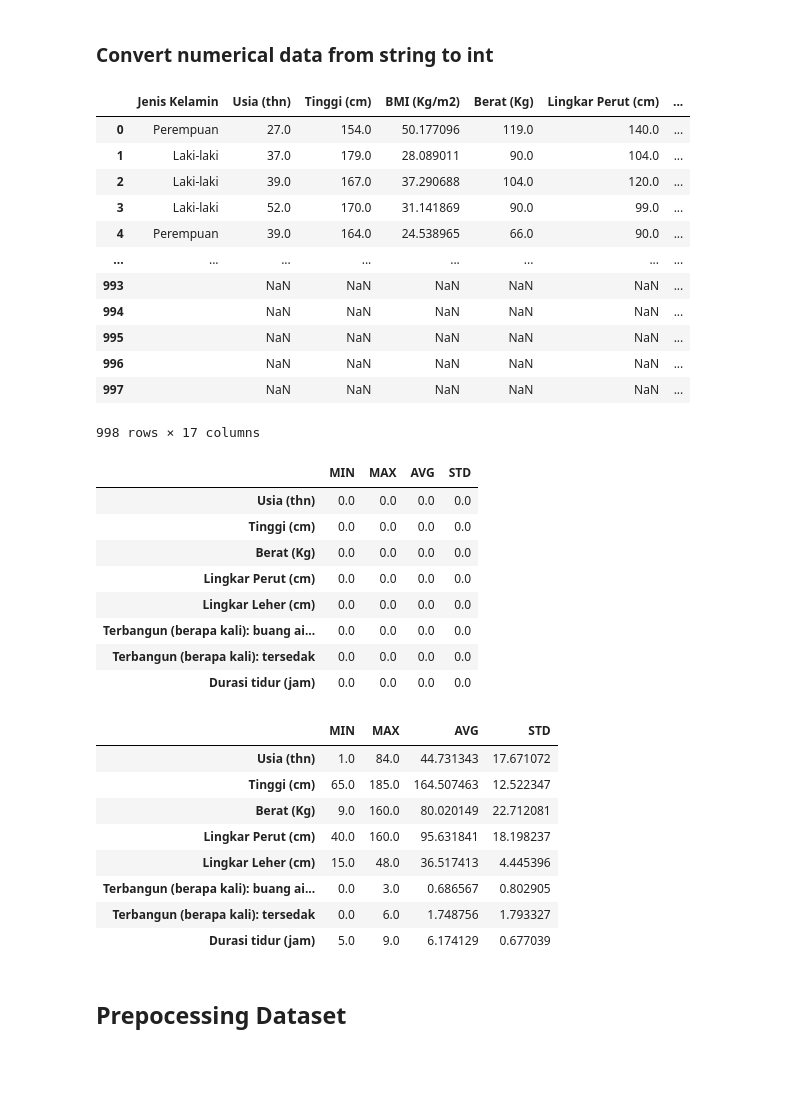
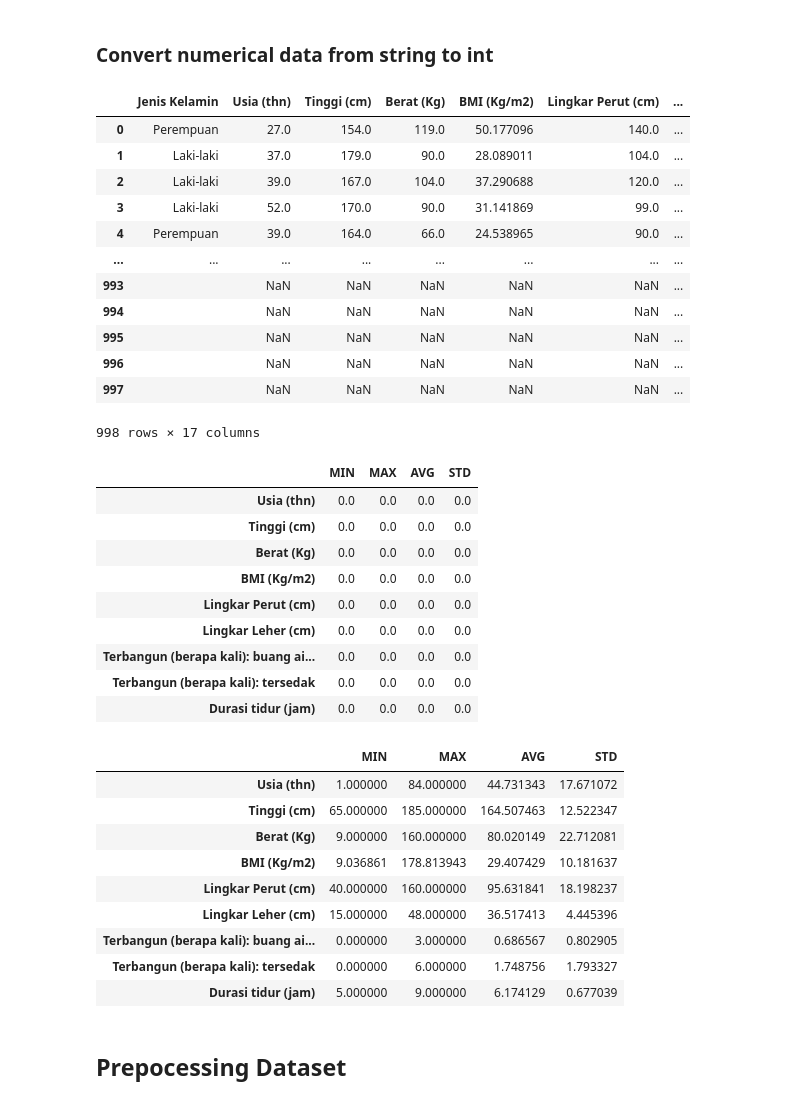
Before and after one commit to anthonyreynaldi/screening_sleep_apnea_ai, a Jupyter notebook: Skripsi_Screening_Sleep_Apnea.ipynb, the cells around one changed output. Saved outputs shown, nothing was run; the diff lists cells and outputs as text; code cells hidden in the pictures; blank space fills up the shorter version.

```diff
--- a/Skripsi_Screening_Sleep_Apnea.ipynb
+++ b/Skripsi_Screening_Sleep_Apnea.ipynb
@@ -106,17 +106,17 @@ numerical_column = ['Usia (thn)', 'Tinggi (cm)', 'Berat (Kg)', 'Lingkar Perut (c
 df[numerical_column] = df[numerical_column].apply(pd.to_numeric)
 # %%
 #add BMI column
-df.insert(3, 'BMI (Kg/m2)', pd.Series(0))
-numrical_column = df.columns
+df.insert(4, 'BMI (Kg/m2)', pd.Series(0))
+numerical_column.insert(3, 'BMI (Kg/m2)')
 df['BMI (Kg/m2)'] = df['Berat (Kg)'] / (df['Tinggi (cm)'] / 100) ** 2
 df
 # %% [output]
-|  | Jenis Kelamin | Usia (thn) | Tinggi (cm) | BMI (Kg/m2) | Berat (Kg) | Lingkar Perut (cm) | ... |
-| 0 | Perempuan | 27.0 | 154.0 | 50.177096 | 119.0 | 140.0 | ... |
-| 1 | Laki-laki | 37.0 | 179.0 | 28.089011 | 90.0 | 104.0 | ... |
-| 2 | Laki-laki | 39.0 | 167.0 | 37.290688 | 104.0 | 120.0 | ... |
-| 3 | Laki-laki | 52.0 | 170.0 | 31.141869 | 90.0 | 99.0 | ... |
-| 4 | Perempuan | 39.0 | 164.0 | 24.538965 | 66.0 | 90.0 | ... |
+|  | Jenis Kelamin | Usia (thn) | Tinggi (cm) | Berat (Kg) | BMI (Kg/m2) | Lingkar Perut (cm) | ... |
+| 0 | Perempuan | 27.0 | 154.0 | 119.0 | 50.177096 | 140.0 | ... |
+| 1 | Laki-laki | 37.0 | 179.0 | 90.0 | 28.089011 | 104.0 | ... |
+| 2 | Laki-laki | 39.0 | 167.0 | 104.0 | 37.290688 | 120.0 | ... |
+| 3 | Laki-laki | 52.0 | 170.0 | 90.0 | 31.141869 | 99.0 | ... |
+| 4 | Perempuan | 39.0 | 164.0 | 66.0 | 24.538965 | 90.0 | ... |
 | ... | ... | ... | ... | ... | ... | ... | ... |
 | 993 |  | NaN | NaN | NaN | NaN | NaN | ... |
 | 994 |  | NaN | NaN | NaN | NaN | NaN | ... |
@@ -134,6 +134,7 @@ create_empty_stats_table(numerical_column)
 | Usia (thn) | 0.0 | 0.0 | 0.0 | 0.0 |
 | Tinggi (cm) | 0.0 | 0.0 | 0.0 | 0.0 |
 | Berat (Kg) | 0.0 | 0.0 | 0.0 | 0.0 |
+| BMI (Kg/m2) | 0.0 | 0.0 | 0.0 | 0.0 |
 | Lingkar Perut (cm) | 0.0 | 0.0 | 0.0 | 0.0 |
 | Lingkar Leher (cm) | 0.0 | 0.0 | 0.0 | 0.0 |
 | Terbangun (berapa kali): buang ai... | 0.0 | 0.0 | 0.0 | 0.0 |
@@ -143,14 +144,15 @@ create_empty_stats_table(numerical_column)
 generate_stats_table(df, numerical_column)
 # %% [output]
 |  | MIN | MAX | AVG | STD |
-| Usia (thn) | 1.0 | 84.0 | 44.731343 | 17.671072 |
-| Tinggi (cm) | 65.0 | 185.0 | 164.507463 | 12.522347 |
-| Berat (Kg) | 9.0 | 160.0 | 80.020149 | 22.712081 |
-| Lingkar Perut (cm) | 40.0 | 160.0 | 95.631841 | 18.198237 |
-| Lingkar Leher (cm) | 15.0 | 48.0 | 36.517413 | 4.445396 |
-| Terbangun (berapa kali): buang ai... | 0.0 | 3.0 | 0.686567 | 0.802905 |
-| Terbangun (berapa kali): tersedak | 0.0 | 6.0 | 1.748756 | 1.793327 |
-| Durasi tidur (jam) | 5.0 | 9.0 | 6.174129 | 0.677039 |
+| Usia (thn) | 1.000000 | 84.000000 | 44.731343 | 17.671072 |
+| Tinggi (cm) | 65.000000 | 185.000000 | 164.507463 | 12.522347 |
+| Berat (Kg) | 9.000000 | 160.000000 | 80.020149 | 22.712081 |
+| BMI (Kg/m2) | 9.036861 | 178.813943 | 29.407429 | 10.181637 |
+| Lingkar Perut (cm) | 40.000000 | 160.000000 | 95.631841 | 18.198237 |
+| Lingkar Leher (cm) | 15.000000 | 48.000000 | 36.517413 | 4.445396 |
+| Terbangun (berapa kali): buang ai... | 0.000000 | 3.000000 | 0.686567 | 0.802905 |
+| Terbangun (berapa kali): tersedak | 0.000000 | 6.000000 | 1.748756 | 1.793327 |
+| Durasi tidur (jam) | 5.000000 | 9.000000 | 6.174129 | 0.677039 |
 # %% [markdown]
 ## Prepocessing Dataset
 # %%
```
Also changed, not shown: parts of 7 cells of this notebook, 9 other files.
